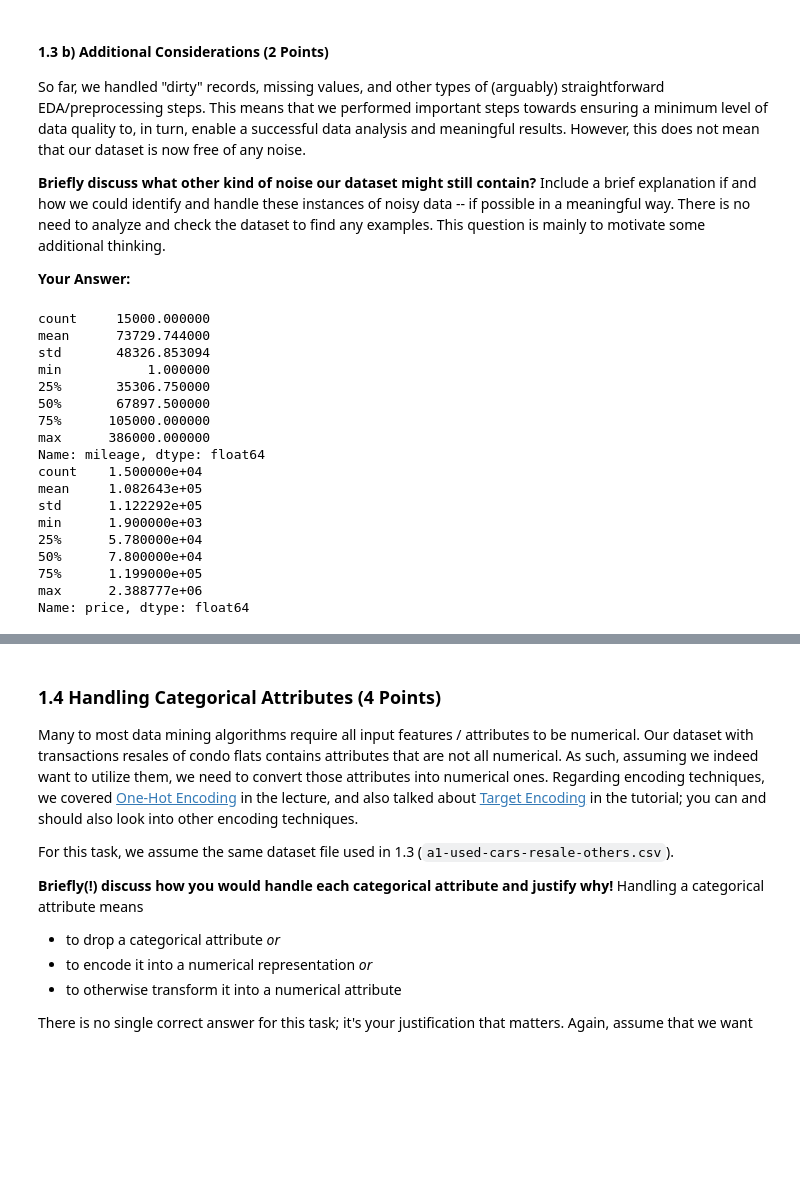
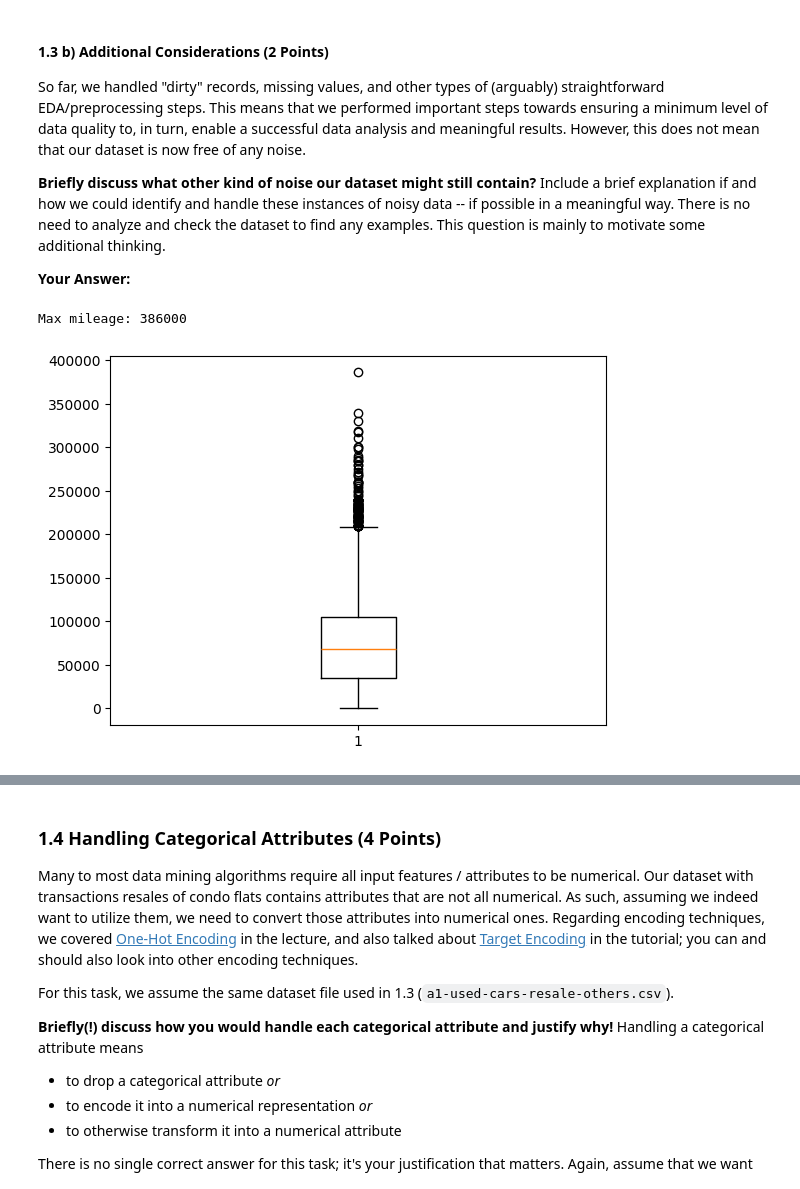
Before and after one commit to Isabella-L/CS5228, a Jupyter notebook: cs5228-a1/A1_IsabellaLu_e0564634.ipynb, the cells around one changed output, grey strips where cells are left out. Cells and saved outputs as stored; diff of their text form; code cells hidden in the pictures; blank space fills up the shorter version.

```diff
--- a/cs5228-a1/A1.ipynb
+++ b/cs5228-a1/A1_IsabellaLu_e0564634.ipynb
@@ -311,27 +295,12 @@ So far, we handled "dirty" records, missing values, and other types of (arguably
 **Briefly discuss what other kind of noise our dataset might still contain?** Include a brief explanation if and how we could identify and handle these instances of noisy data -- if possible in a meaningful way. There is no need to analyze and check the dataset to find any examples. This question is mainly to motivate some additional thinking.
 
 **Your Answer:**
-# %%
-# describe the info about mileage
-print(df_cars_others['mileage'].describe())
-print(df_cars_others['price'].describe())
-# %% [output]
-count     15000.000000
-mean      73729.744000
-std       48326.853094
-min           1.000000
-25%       35306.750000
-50%       67897.500000
-75%      105000.000000
-max      386000.000000
-Name: mileage, dtype: float64
-count    1.500000e+04
-mean     1.082643e+05
-std      1.122292e+05
-min      1.900000e+03
-25%      5.780000e+04
-50%      7.800000e+04
-75%      1.199000e+05
-max      2.388777e+06
-Name: price, dtype: float64
+# %%
+# boxplot of mileage
+plt.boxplot(df_cars_others['mileage'])
+# find max mileage
+print('Max mileage: {}'.format(df_cars_others['mileage'].max()))
+# %% [output]
+Max mileage: 386000
+[figure, added]
 # %% [markdown]
```
Also changed, not shown: parts of 10 cells of this notebook, 1 other file.
